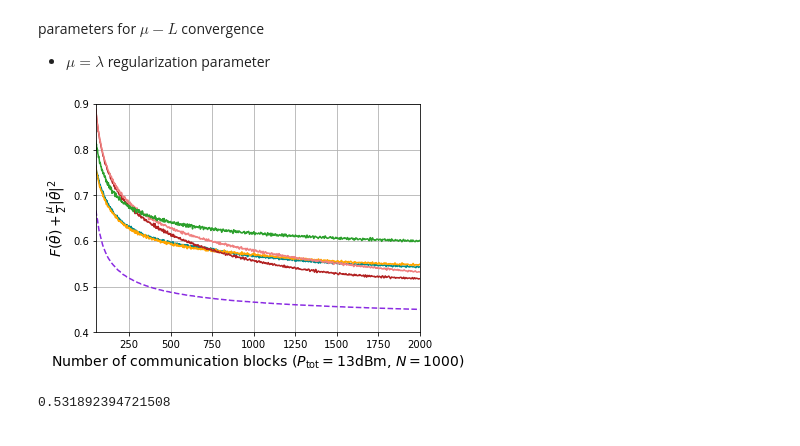
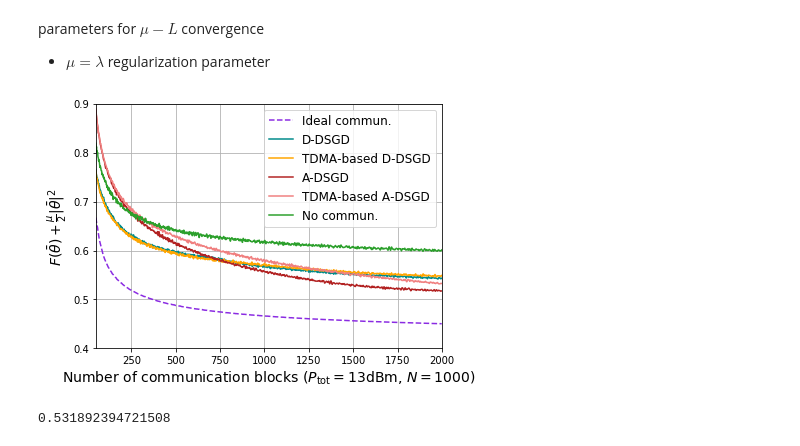
Before and after one commit to Fuzzy-Face/JSAC_FL, a Jupyter notebook: temp.ipynb, the cells around one changed output. Saved outputs shown, nothing was run; the diff lists cells and outputs as text; code cells hidden in the pictures.

```diff
--- a/temp.ipynb
+++ b/temp.ipynb
@@ -133,22 +133,25 @@ losseses = pickle.load( open('../repo_jv/data/losseses_local_eta0_2.00.pkl', 'rb
 losseses = np.array(losseses)
 df0 = pd.DataFrame(losseses[0], columns = ['Device_{}'.format(i + 1) for i in range(K)] )
 # %%
-fig, ax = plt.subplots(figsize = (5.8,4.2))
-df1.rolling(window = 5).mean().mean(axis = 1).plot(style = '--', color = 'blueviolet')
-df5.rolling(window = 5).mean().mean(axis = 1).plot(color = 'darkcyan')
-df6.rolling(window = 5).mean().mean(axis = 1).plot(color = 'orange')
-df3.rolling(window = 5).mean().mean(axis = 1).plot(color = 'firebrick')
-df4.rolling(window = 5).mean().mean(axis = 1).plot(color = 'lightcoral')
-df0.rolling(window = 5).mean().mean(axis = 1).plot(color = 'tab:green')
+fig, ax = plt.subplots(figsize = (6.2,4.5))
+df1.rolling(window = 5).mean().mean(axis = 1).plot(style = '--', color = 'blueviolet', label = 'Ideal commun.')
+df5.rolling(window = 5).mean().mean(axis = 1).plot(color = 'darkcyan', label = 'D-DSGD')
+df6.rolling(window = 5).mean().mean(axis = 1).plot(color = 'orange', label = 'TDMA-based D-DSGD')
+df3.rolling(window = 5).mean().mean(axis = 1).plot(color = 'firebrick', label = 'A-DSGD')
+df4.rolling(window = 5).mean().mean(axis = 1).plot(color = 'lightcoral', label = 'TDMA-based A-DSGD')
+df0.rolling(window = 5).mean().mean(axis = 1).plot(color = 'tab:green', label = 'No commun.')
+
 plt.xlabel(r'Number of communication blocks ($P_{\rm tot} = 13$dBm, $N = 1000$)', fontsize = 14)
 plt.ylabel(r'$F(\bar{\theta}) + \frac{\mu}{2}\|\bar{\theta}\|^2$', fontsize = 14)
 # plt.title(r'$\lambda_2(L) = 8$')
 plt.xlim((50, 2000))
 plt.ylim((0.4, 0.90))
 plt.grid()
+plt.legend(loc = 'upper right', fontsize = 12)
 # plt.savefig('C:/Users/Helen/documents/visiting_research@KCL/D2D_DSGD/repo_jv/fig/comp_loss_vs_commun_small_N.pdf',format='pdf', dpi=600)
+plt.show()
 # %% [output]
-[figure, old version]
+[figure, new version]
 # %%
 df4.rolling(window = 5).mean().mean(axis = 1).min()
 # %% [output]
```
Also changed, not shown: parts of 4 cells of this notebook, 1 other file.
